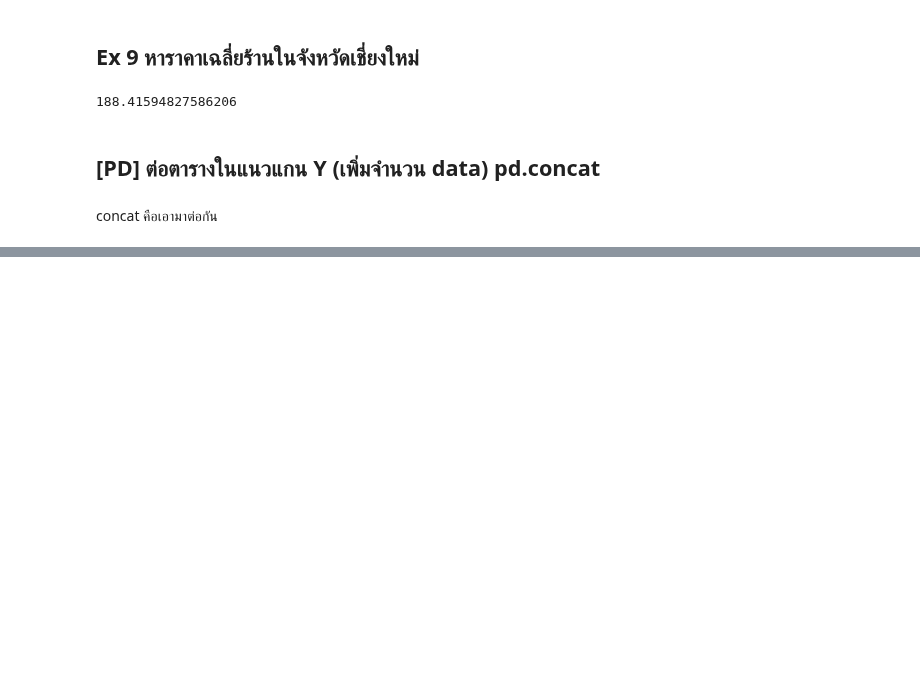
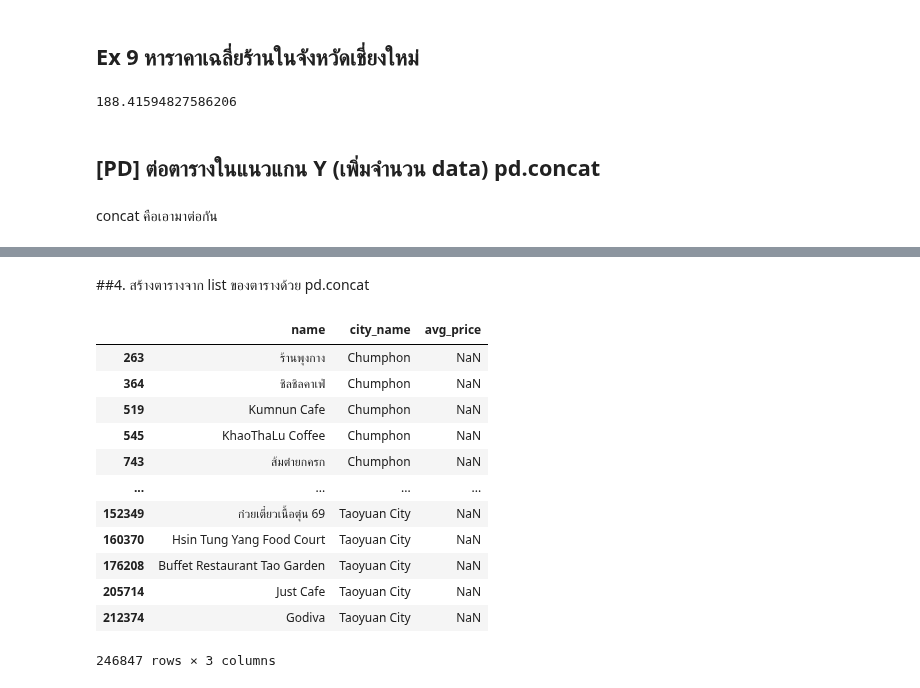
Before and after one commit to dinsor17/KKU_Data_mining, a Jupyter notebook: Pandas_101.ipynb, the cells around one changed output, grey strips where cells are left out. Saved outputs shown, nothing was run; the diff lists cells and outputs as text; code cells hidden in the pictures; blank space fills up the shorter version.

```diff
--- a/Pandas_101.ipynb
+++ b/Pandas_101.ipynb
@@ -445,0 +514,19 @@ concat คือเอามาต่อกัน
+# %% [markdown]
+##4. สร้างตารางจาก list ของตารางด้วย pd.concat
+# %%
+all_no_missing = pandas.concat(all_cities_list)
+all_no_missing
+# %% [output]
+|  | name | city_name | avg_price |
+| 263 | ร้านพุงกาง | Chumphon | NaN |
+| 364 | ชิลชิลคาเฟ่ | Chumphon | NaN |
+| 519 | Kumnun Cafe | Chumphon | NaN |
+| 545 | KhaoThaLu Coffee | Chumphon | NaN |
+| 743 | ส้มตำยกครก | Chumphon | NaN |
+| ... | ... | ... | ... |
+| 152349 | ก๋วยเตี๋ยวเนื้อตุ๋น 69 | Taoyuan City | NaN |
+| 160370 | Hsin Tung Yang Food Court | Taoyuan City | NaN |
+| 176208 | Buffet Restaurant Tao Garden | Taoyuan City | NaN |
+| 205714 | Just Cafe | Taoyuan City | NaN |
+| 212374 | Godiva | Taoyuan City | NaN |
+246847 rows × 3 columns
```
Also changed, not shown: parts of 20 cells of this notebook.
